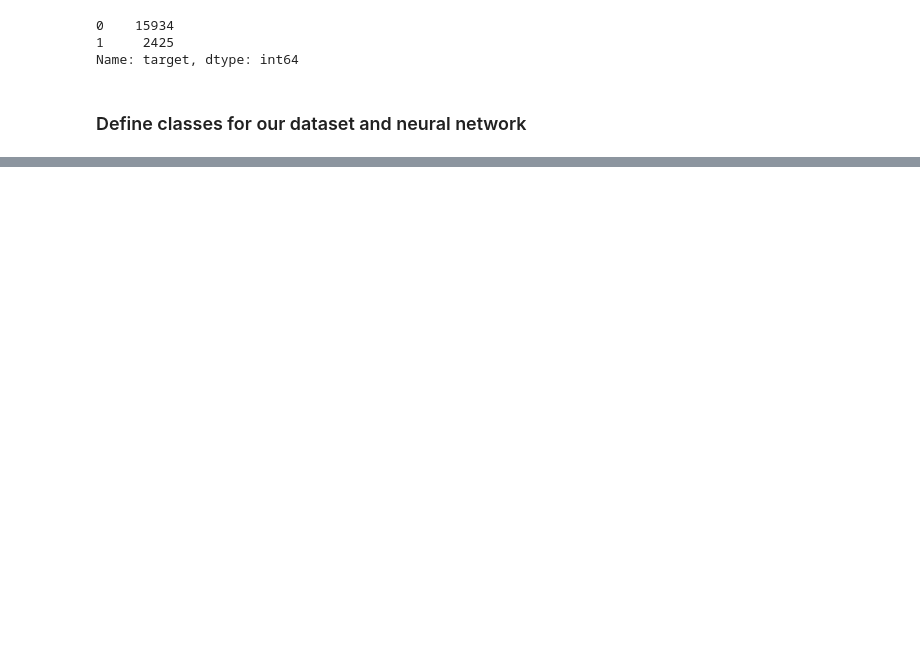
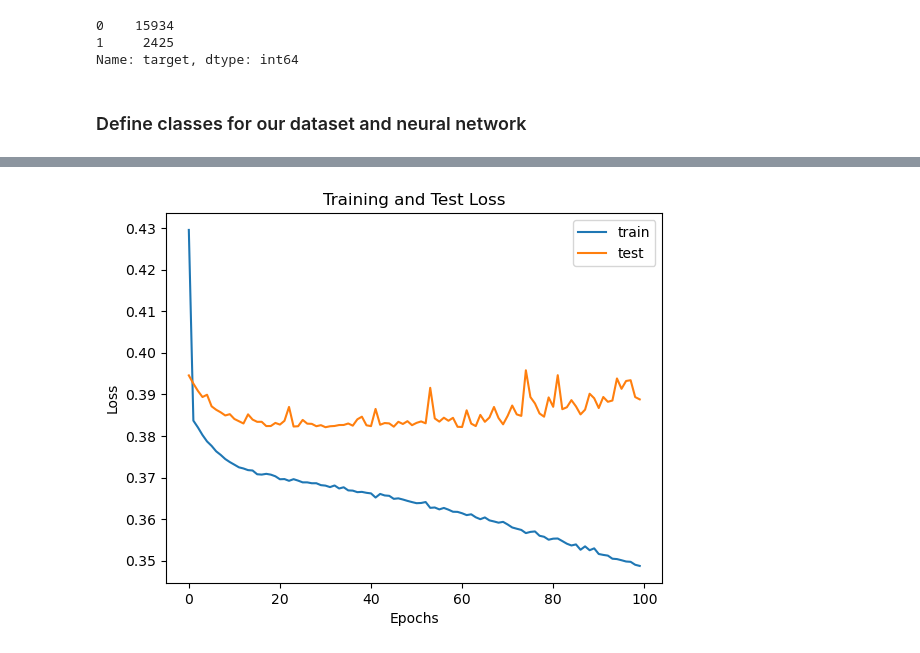
Before and after one commit to jhansi-siriprolu/DeepLearning, a Jupyter notebook: Classification_Deep_NN.ipynb, the cells around one changed output, grey strips where cells are left out. Cells and saved outputs as stored; diff of their text form; code cells hidden in the pictures; blank space fills up the shorter version.

```diff
--- a/Classification_Deep_NN.ipynb
+++ b/Classification_Deep_NN.ipynb
@@ -134,0 +144,38 @@ def evaluate_and_train_nn_model(model, optimzer, batch_size = 128 , epochs = 25,
+# %%
+from sklearn.metrics import roc_auc_score
+import matplotlib.pyplot as plt
+
+# Encapsulate out dataset as a class, which inherits from the torch Dataset class
+class ChangeDataset(Dataset):
+    def __init__(self, features, labels):
+        self.features = features
+        self.labels = labels
+
+    def __len__(self):
+        return len(self.features)
+
+    def __getitem__(self, idx):
+        return self.features[idx], self.labels[idx]
+# %%
+# Define the neural network Model
+class BinaryClassifier(nn.Module):
+    def __init__(self):
+        super(BinaryClassifier, self).__init__()
+        self.layer1 = nn.Linear(X_train.shape[1], 256)
+        self.layer2 = nn.Linear(256, 128)
+        self.layer3 = nn.Linear(128, 64)
+        self.layer4 = nn.Linear(64, 1)
+
+    def forward(self, x):
+        x = nn.functional.relu(self.layer1(x))
+        x = nn.functional.relu(self.layer2(x))
+        x = nn.functional.relu(self.layer3(x))
+        x = nn.functional.sigmoid(self.layer4(x))
+        return x
+# %%
+import torch
+# Convert numpy to PyTorch tensors
+X_train_tensor = torch.tensor(X_train, dtype=torch.float32)
+y_train_tensor = torch.tensor(y_train, dtype=torch.float32)
+X_test_tensor = torch.tensor(X_test, dtype=torch.float32)
+y_test_tensor = torch.tensor(y_test, dtype=torch.float32)
@@ -134,0 +249,8 @@ def evaluate_and_train_nn_model(model, optimzer, batch_size = 128 , epochs = 25,
+# %%
+# We have to create a new model class here due the pass-by-reference feature of python functions
+model = BinaryClassifier()
+# Initialize SGD optimizer
+opt = optim.SGD(model.parameters(), lr=0.01, momentum=0.9, nesterov=True)
+# Train using optimizer_sgd
+evaluate_and_train_nn_model(model, optimizer = opt, epochs=100, print_every=10)
+# %% [output]
@@ -134,0 +267 @@ def evaluate_and_train_nn_model(model, optimzer, batch_size = 128 , epochs = 25,
+[figure, added]
```
Also changed, not shown: parts of 15 cells of this notebook, 2 other files.
